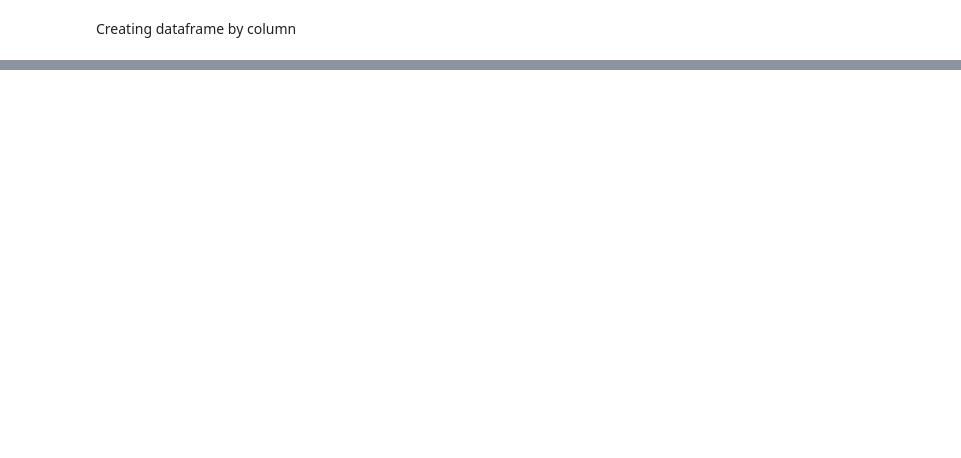
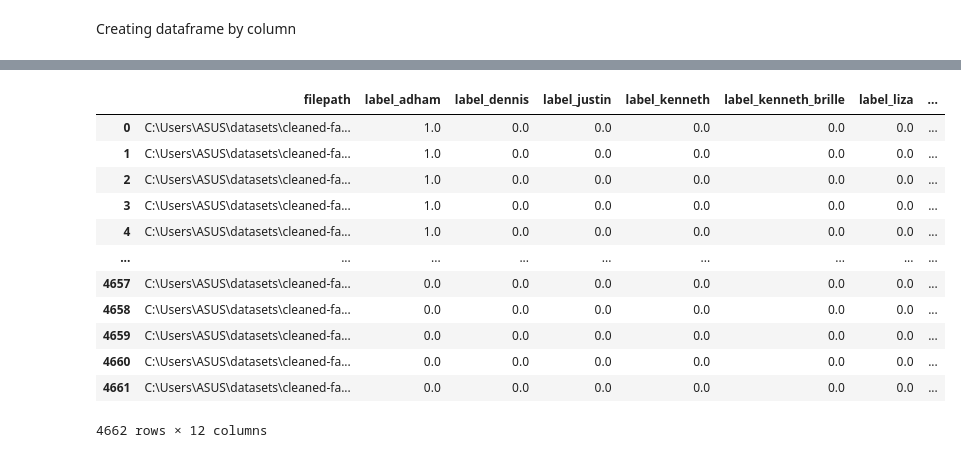
Before and after one commit to adhamarif/face-recognition, a Jupyter notebook: row_generator.ipynb, the cells around one changed output, grey strips where cells are left out. Cells and saved outputs as stored; diff of their text form; code cells hidden in the pictures; blank space fills up the shorter version.

```diff
--- a/row_generator.ipynb
+++ b/row_generator.ipynb
@@ -69,0 +133,18 @@ with open(csv_file_path, 'w', newline='') as csv_file:
+# %%
+data_df_encoded["label"] = data_df["label"]
+# %%
+data_df_encoded
+# %% [output]
+|  | filepath | label_adham | label_dennis | label_justin | label_kenneth | label_kenneth_brille | label_liza | ... |
+| 0 | C:\Users\ASUS\datasets\cleaned-fa... | 1.0 | 0.0 | 0.0 | 0.0 | 0.0 | 0.0 | ... |
+| 1 | C:\Users\ASUS\datasets\cleaned-fa... | 1.0 | 0.0 | 0.0 | 0.0 | 0.0 | 0.0 | ... |
+| 2 | C:\Users\ASUS\datasets\cleaned-fa... | 1.0 | 0.0 | 0.0 | 0.0 | 0.0 | 0.0 | ... |
+| 3 | C:\Users\ASUS\datasets\cleaned-fa... | 1.0 | 0.0 | 0.0 | 0.0 | 0.0 | 0.0 | ... |
+| 4 | C:\Users\ASUS\datasets\cleaned-fa... | 1.0 | 0.0 | 0.0 | 0.0 | 0.0 | 0.0 | ... |
+| ... | ... | ... | ... | ... | ... | ... | ... | ... |
+| 4657 | C:\Users\ASUS\datasets\cleaned-fa... | 0.0 | 0.0 | 0.0 | 0.0 | 0.0 | 0.0 | ... |
+| 4658 | C:\Users\ASUS\datasets\cleaned-fa... | 0.0 | 0.0 | 0.0 | 0.0 | 0.0 | 0.0 | ... |
+| 4659 | C:\Users\ASUS\datasets\cleaned-fa... | 0.0 | 0.0 | 0.0 | 0.0 | 0.0 | 0.0 | ... |
+| 4660 | C:\Users\ASUS\datasets\cleaned-fa... | 0.0 | 0.0 | 0.0 | 0.0 | 0.0 | 0.0 | ... |
+| 4661 | C:\Users\ASUS\datasets\cleaned-fa... | 0.0 | 0.0 | 0.0 | 0.0 | 0.0 | 0.0 | ... |
+4662 rows × 12 columns
```
Also changed, not shown: parts of 11 cells of this notebook, 1 other file.
